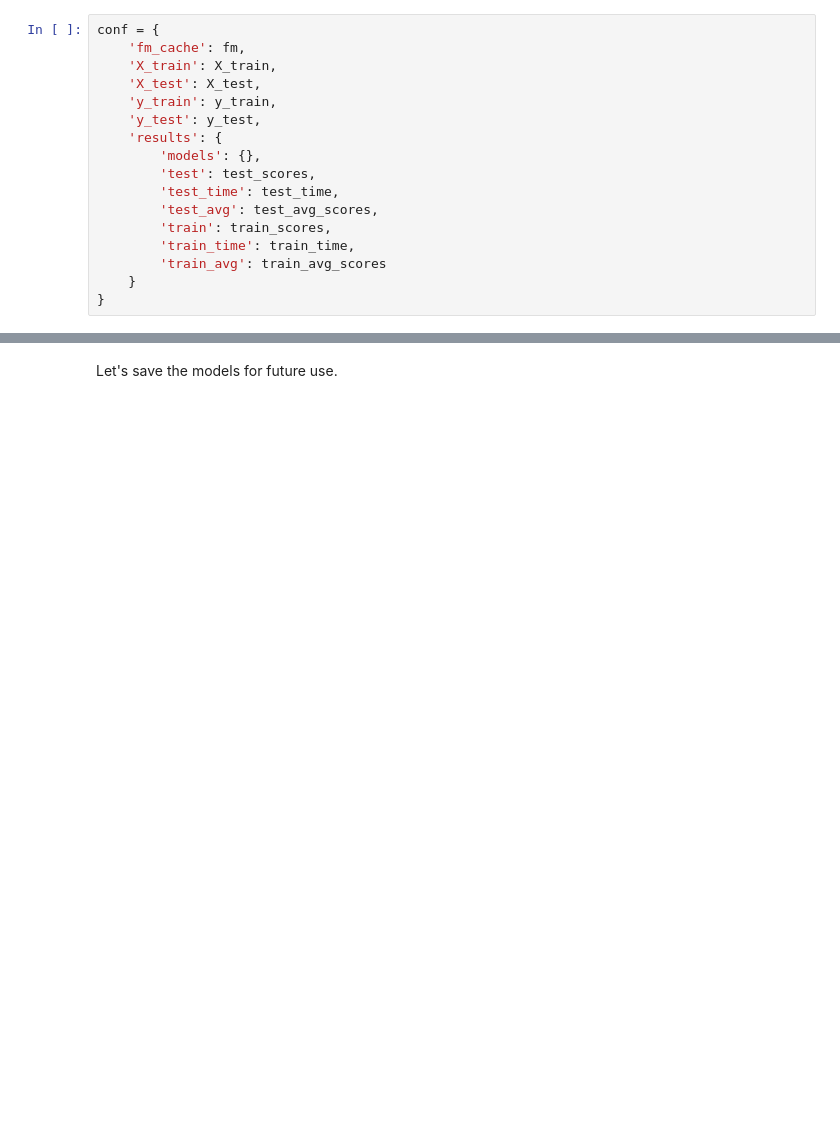
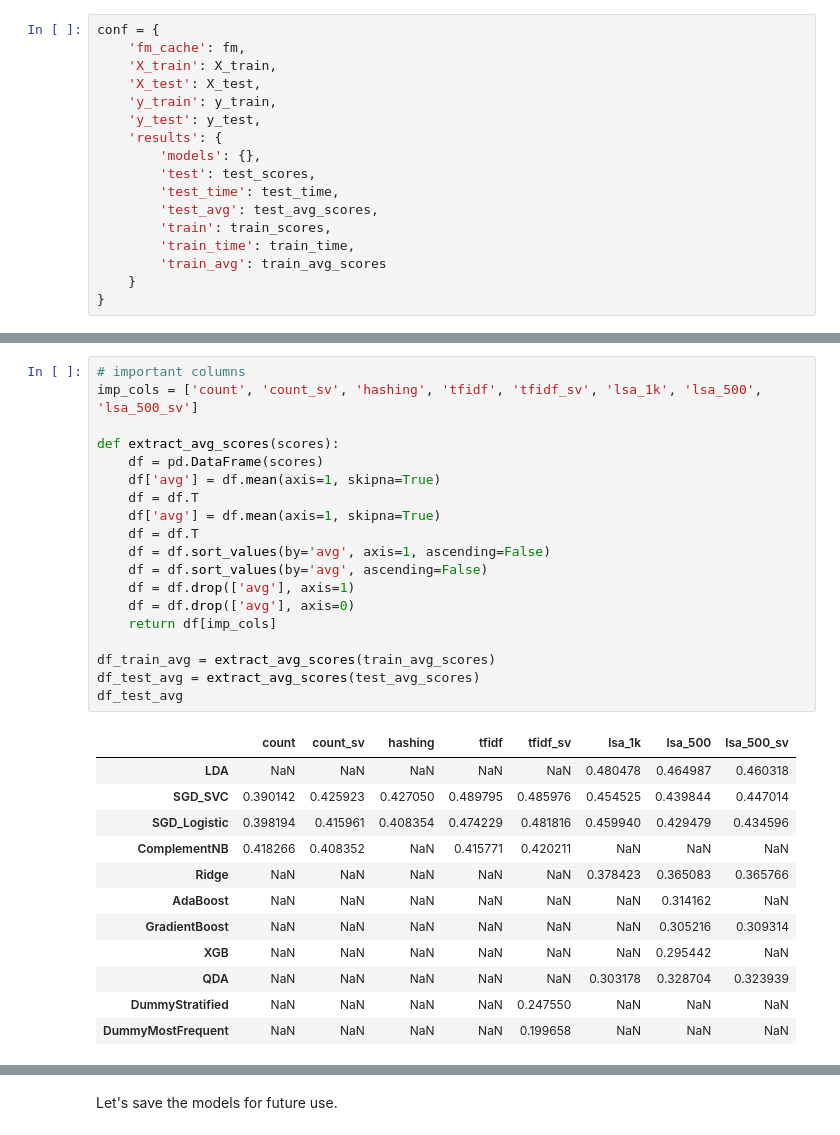
Before and after one commit to ktmud/fsauor2018, a Jupyter notebook: notebooks/2. Model Selection (Chinese).ipynb, the cells around one changed output, grey strips where cells are left out. Drawn from its saved outputs; the diff is of its cells as text; blank space fills up the shorter version.

Commit message:
add boosting methods

```diff
--- a/notebooks/2. Model Selection (Chinese).ipynb
+++ b/notebooks/2. Model Selection (Chinese).ipynb
@@ -315,0 +429,32 @@ df_test
+# %%
+# important columns
+imp_cols = ['count', 'count_sv', 'hashing', 'tfidf', 'tfidf_sv', 'lsa_1k', 'lsa_500', 'lsa_500_sv']
+
+def extract_avg_scores(scores):
+    df = pd.DataFrame(scores)
+    df['avg'] = df.mean(axis=1, skipna=True)
+    df = df.T
+    df['avg'] = df.mean(axis=1, skipna=True)
+    df = df.T
+    df = df.sort_values(by='avg', axis=1, ascending=False)
+    df = df.sort_values(by='avg', ascending=False)
+    df = df.drop(['avg'], axis=1)
+    df = df.drop(['avg'], axis=0)
+    return df[imp_cols]
+
+df_train_avg = extract_avg_scores(train_avg_scores)
+df_test_avg = extract_avg_scores(test_avg_scores)
+df_test_avg
+# %% [output]
+|  | count | count_sv | hashing | tfidf | tfidf_sv | lsa_1k | lsa_500 | lsa_500_sv |
+| LDA | NaN | NaN | NaN | NaN | NaN | 0.480478 | 0.464987 | 0.460318 |
+| SGD_SVC | 0.390142 | 0.425923 | 0.427050 | 0.489795 | 0.485976 | 0.454525 | 0.439844 | 0.447014 |
+| SGD_Logistic | 0.398194 | 0.415961 | 0.408354 | 0.474229 | 0.481816 | 0.459940 | 0.429479 | 0.434596 |
+| ComplementNB | 0.418266 | 0.408352 | NaN | 0.415771 | 0.420211 | NaN | NaN | NaN |
+| Ridge | NaN | NaN | NaN | NaN | NaN | 0.378423 | 0.365083 | 0.365766 |
+| AdaBoost | NaN | NaN | NaN | NaN | NaN | NaN | 0.314162 | NaN |
+| GradientBoost | NaN | NaN | NaN | NaN | NaN | NaN | 0.305216 | 0.309314 |
+| XGB | NaN | NaN | NaN | NaN | NaN | NaN | 0.295442 | NaN |
+| QDA | NaN | NaN | NaN | NaN | NaN | 0.303178 | 0.328704 | 0.323939 |
+| DummyStratified | NaN | NaN | NaN | NaN | 0.247550 | NaN | NaN | NaN |
+| DummyMostFrequent | NaN | NaN | NaN | NaN | 0.199658 | NaN | NaN | NaN |
```
Also changed, not shown: parts of 18 cells of this notebook, 3 other files.
